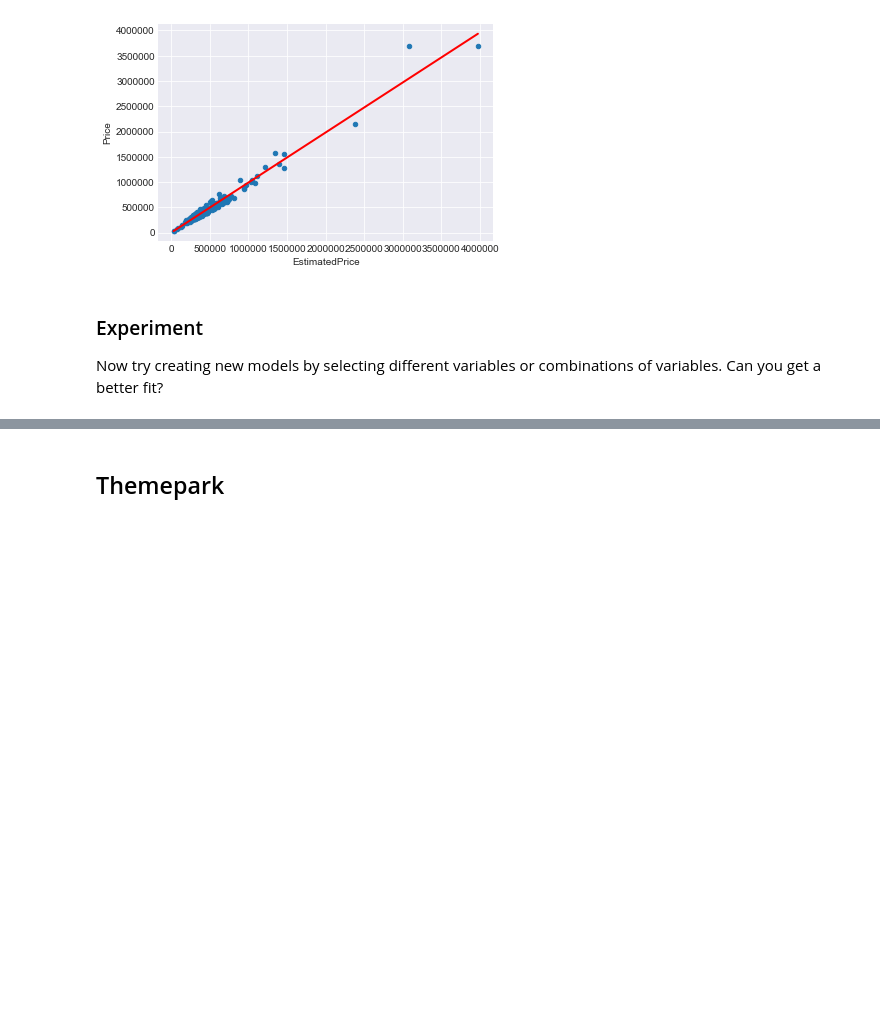
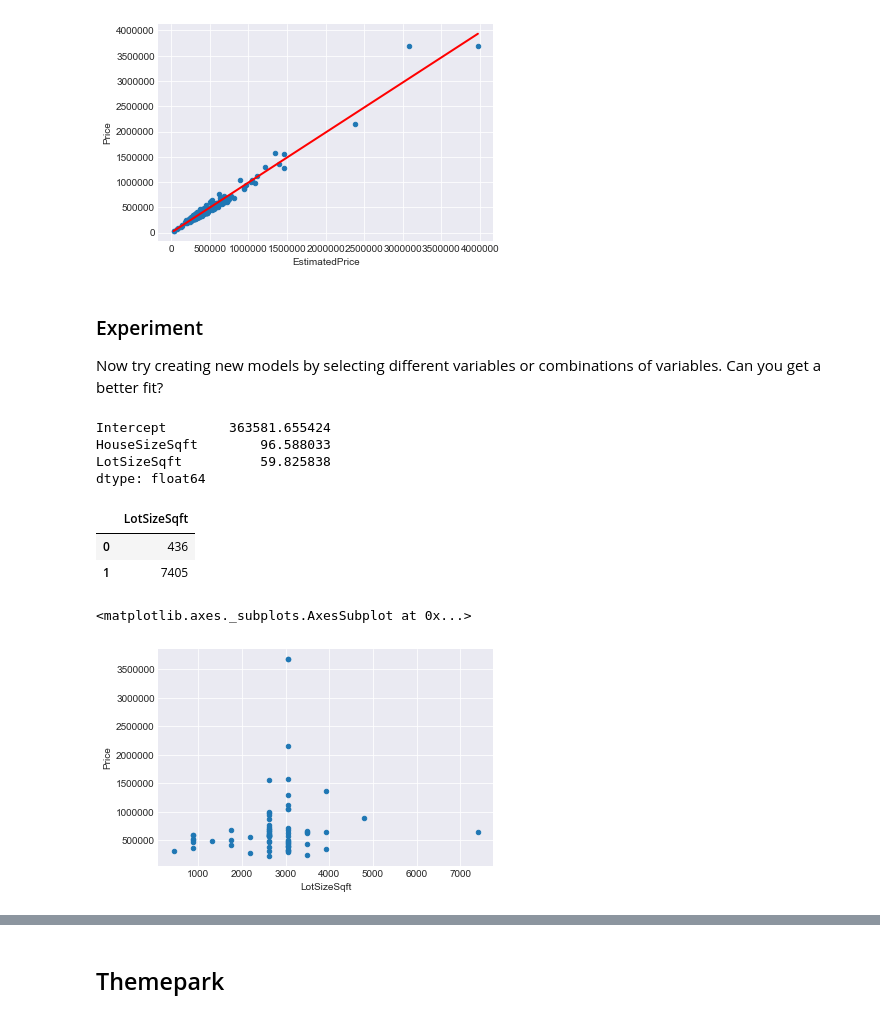
Before and after one commit to jonworkman88/dat11syd, a Jupyter notebook: students/jon/lessons/lesson-04/lab/lesson-04-lab-01_Regression.ipynb, the cells around one changed output, grey strips where cells are left out. Saved outputs shown, nothing was run; the diff lists cells and outputs as text; code cells hidden in the pictures; blank space fills up the shorter version.

```diff
--- a/students/jon/lessons/lesson-04/lab/lesson-04-lab-01_Regression.ipynb
+++ b/students/jon/lessons/lesson-04/lab/lesson-04-lab-01_Regression.ipynb
@@ -293,3 +316,32 @@ plt.plot(X_new, preds, c='red', linewidth=2)
 # %% [markdown]
 ### Experiment
 Now try creating new models by selecting different variables or combinations of variables. Can you get a better fit?
+# %%
+# create a fitted model in one line i.e. y = f(X) Price = f(Bath + HouseSizeSqft)
+lm = smf.ols(formula='Price ~ HouseSizeSqft + LotSizeSqft', data=house_data).fit()
+
+# print the coefficients!
+lm.params
+# %% [output]
+Intercept        363581.655424
+HouseSizeSqft        96.588033
+LotSizeSqft          59.825838
+dtype: float64
+# %%
+df = house_data[house_data.LotSizeSqft != 0]
+# %%
+# create a DataFrame with the minimum and maximum values of EstimatedPrice
+# these values will be used in the built model to predict the Price
+y_new = pd.DataFrame({'LotSizeSqft': [df.LotSizeSqft.min(), df.LotSizeSqft.max()]})
+y_new.head()
+# %% [output]
+|  | LotSizeSqft |
+| 0 | 436 |
+| 1 | 7405 |
+# %%
+# first, plot the observed data
+
+df.plot(kind='scatter', x='LotSizeSqft', y='Price')
+# %% [output]
+<matplotlib.axes._subplots.AxesSubplot at 0x...>
+[figure, added]
```
Also changed, not shown: parts of 23 cells of this notebook, 15 other files.
